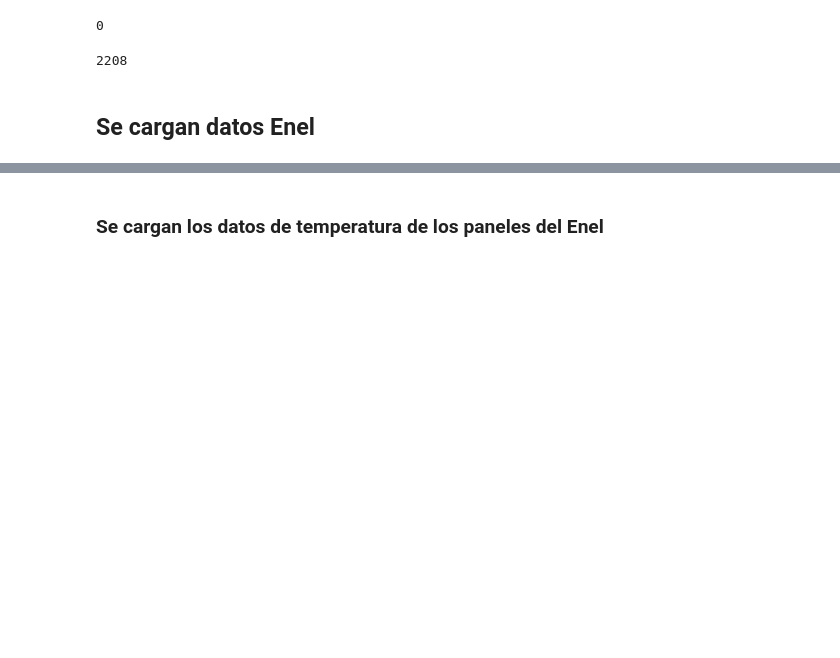
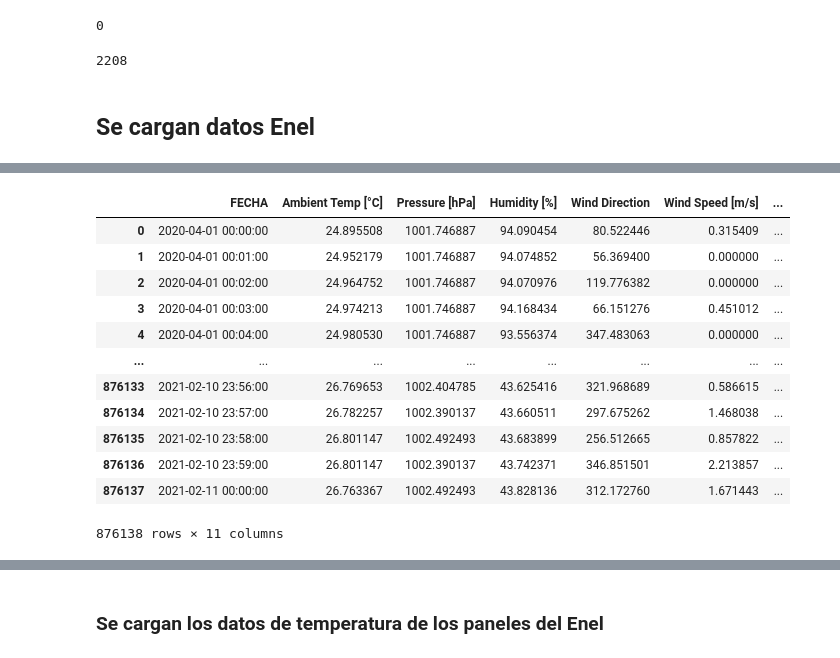
Before and after one commit to sofgutierrez6/ProyectoGrado, a Jupyter notebook: Proyecto_de_Grado.ipynb, the cells around one changed output, grey strips where cells are left out. Cells and saved outputs as stored; diff of their text form; code cells hidden in the pictures; blank space fills up the shorter version.

```diff
--- a/Proyecto_de_Grado.ipynb
+++ b/Proyecto_de_Grado.ipynb
@@ -645,0 +649,16 @@ datosEnelMeteo.head()
+# %%
+datosEnelMeteo
+# %% [output]
+|  | FECHA | Ambient Temp [°C] | Pressure [hPa] | Humidity [%] | Wind Direction | Wind Speed [m/s] | ... |
+| 0 | 2020-04-01 00:00:00 | 24.895508 | 1001.746887 | 94.090454 | 80.522446 | 0.315409 | ... |
+| 1 | 2020-04-01 00:01:00 | 24.952179 | 1001.746887 | 94.074852 | 56.369400 | 0.000000 | ... |
+| 2 | 2020-04-01 00:02:00 | 24.964752 | 1001.746887 | 94.070976 | 119.776382 | 0.000000 | ... |
+| 3 | 2020-04-01 00:03:00 | 24.974213 | 1001.746887 | 94.168434 | 66.151276 | 0.451012 | ... |
+| 4 | 2020-04-01 00:04:00 | 24.980530 | 1001.746887 | 93.556374 | 347.483063 | 0.000000 | ... |
+| ... | ... | ... | ... | ... | ... | ... | ... |
+| 876133 | 2021-02-10 23:56:00 | 26.769653 | 1002.404785 | 43.625416 | 321.968689 | 0.586615 | ... |
+| 876134 | 2021-02-10 23:57:00 | 26.782257 | 1002.390137 | 43.660511 | 297.675262 | 1.468038 | ... |
+| 876135 | 2021-02-10 23:58:00 | 26.801147 | 1002.492493 | 43.683899 | 256.512665 | 0.857822 | ... |
+| 876136 | 2021-02-10 23:59:00 | 26.801147 | 1002.390137 | 43.742371 | 346.851501 | 2.213857 | ... |
+| 876137 | 2021-02-11 00:00:00 | 26.763367 | 1002.492493 | 43.828136 | 312.172760 | 1.671443 | ... |
+876138 rows × 11 columns
```
Also changed, not shown: parts of 4 cells of this notebook, 6 other files.
